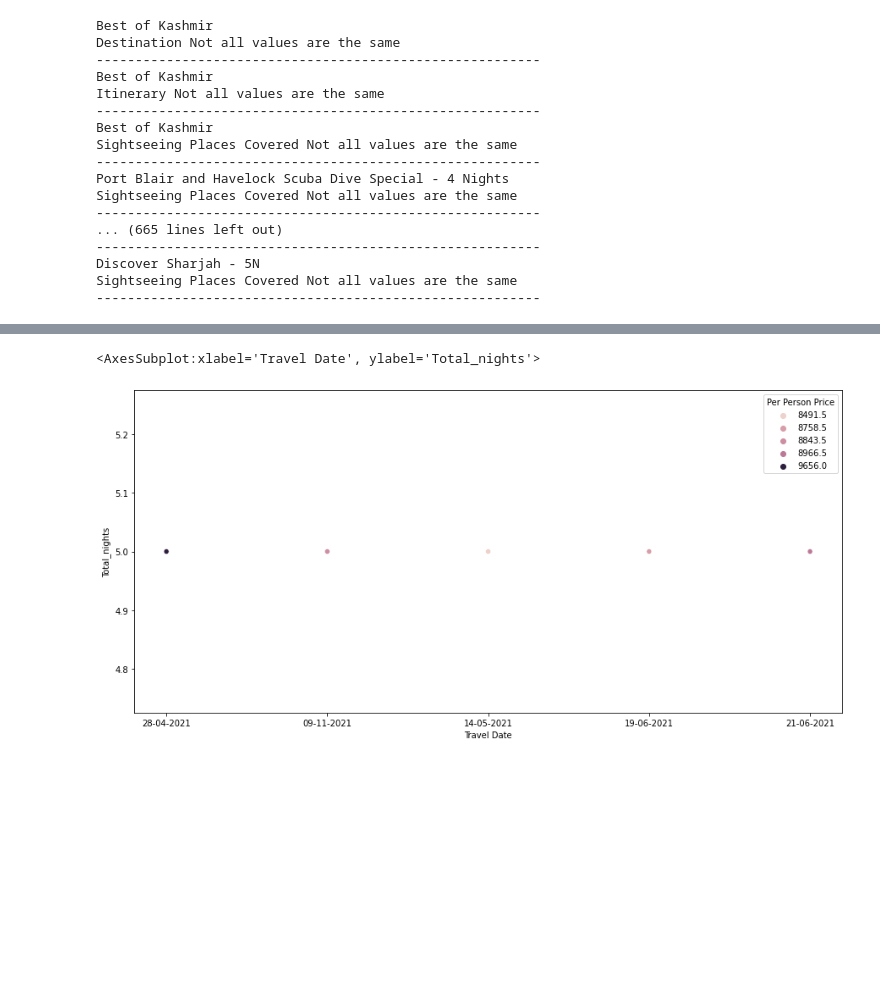
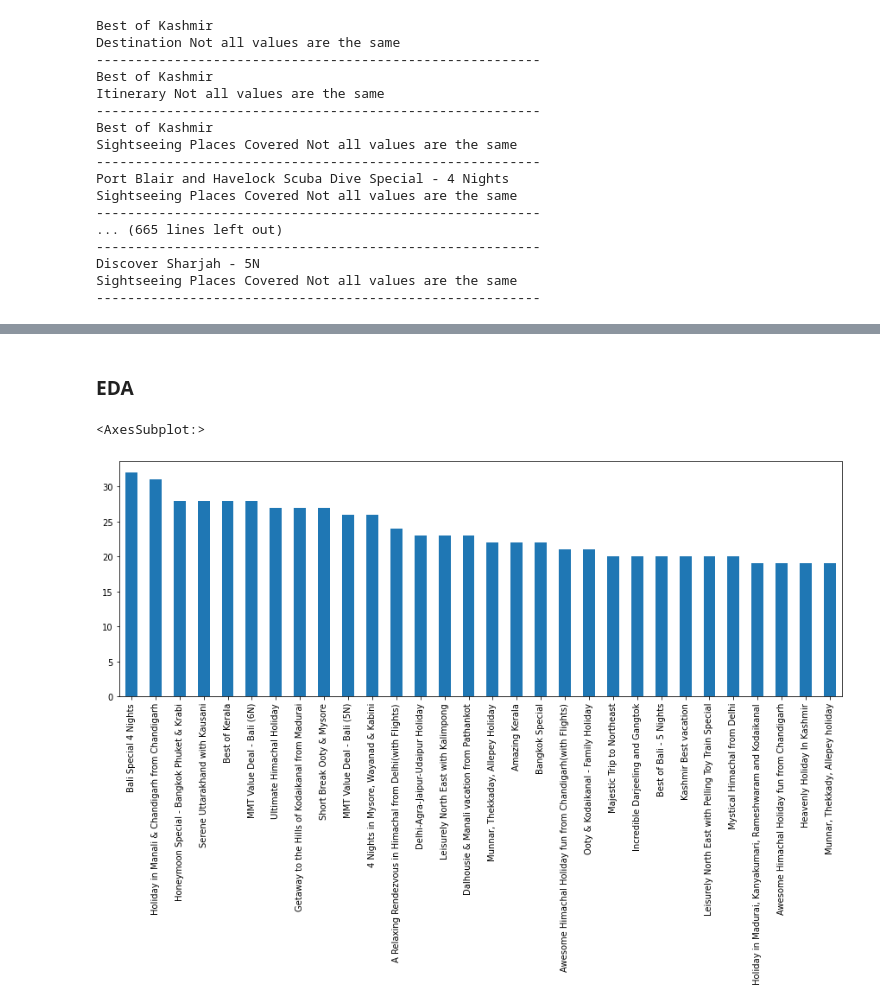
Before and after one commit to GGC17/machinehack_travels, a Jupyter notebook: travel_eda.ipynb, the cells around one changed output, grey strips where cells are left out. Saved outputs shown, nothing was run; the diff lists cells and outputs as text; code cells hidden in the pictures; blank space fills up the shorter version.

```diff
--- a/travel_eda.ipynb
+++ b/travel_eda.ipynb
@@ -366,13 +316,10 @@ X_train.head()
 5 rows × 75 columns
-# %%
-# Let's see if it makes sense to create a colums of the season of the year. Usually travels are more expensive in the summer.
-# Lets compare the same packages
-temp_ = X_train.join(y_train)
-temp = temp_[temp_['Package Name'] == 'Best of South India (Hotel & Car) - Value Added']
-
-# See when people will travel the most and if it is more expensive due to the season
-plt.figure(figsize=(15,7))
-sns.scatterplot(temp['Travel Date'], temp['Total_nights'], temp['Per Person Price'])
-# %% [output]
-<AxesSubplot:xlabel='Travel Date', ylabel='Total_nights'>
-[figure, removed]
+# %% [markdown]
+### EDA
+# %%
+# Most Chosen Packages
+plt.figure(figsize = (15,5))
+X_train['Package Name'].value_counts().nlargest(30).plot.bar()
+# %% [output]
+<AxesSubplot:>
+[figure, added]
```
Also changed, not shown: parts of 26 cells of this notebook.
